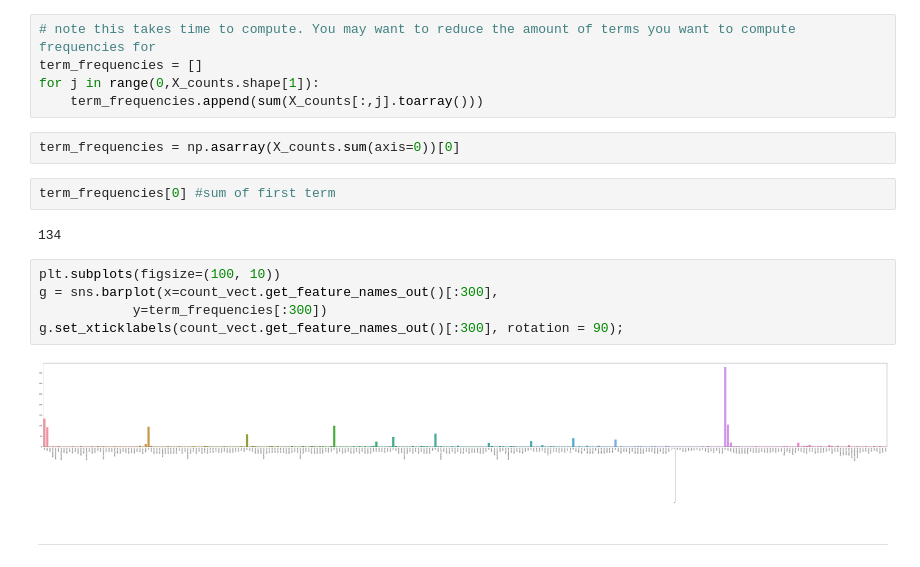
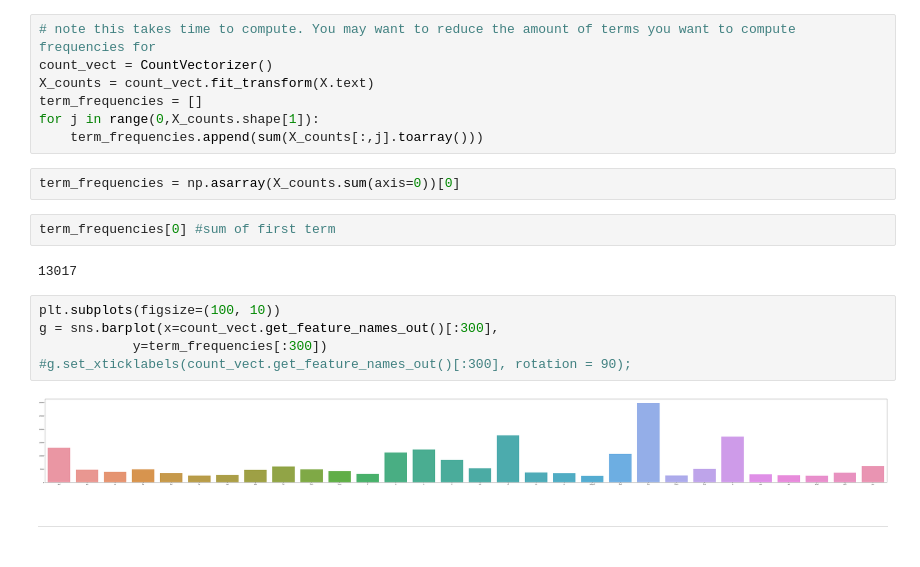
Before and after one commit to y880916c/DM2022-Lab1-Master, a Jupyter notebook: DM2022-Lab1-Master.ipynb, the cells around one changed output. Drawn from its saved outputs; the diff is of its cells as text.

```diff
--- a/DM2022-Lab1-Master.ipynb
+++ b/DM2022-Lab1-Master.ipynb
@@ -1146,6 +1146,8 @@ First, we need to compute these frequencies for each term in all documents. Visu
 ![alt txt](https://docs.google.com/drawings/d/e/2PACX-1vTMfs0zWsbeAl-wrpvyCcZqeEUf7ggoGkDubrxX5XtwC5iysHFukD6c-dtyybuHnYigiRWRlRk2S7gp/pub?w=750&h=412)
 # %%
 # note this takes time to compute. You may want to reduce the amount of terms you want to compute frequencies for
+count_vect = CountVectorizer()
+X_counts = count_vect.fit_transform(X.text)
 term_frequencies = []
 for j in range(0,X_counts.shape[1]):
     term_frequencies.append(sum(X_counts[:,j].toarray()))
@@ -1154,14 +1156,14 @@ term_frequencies = np.asarray(X_counts.sum(axis=0))[0]
 # %%
 term_frequencies[0] #sum of first term
 # %% [output]
-134
+13017
 # %%
 plt.subplots(figsize=(100, 10))
 g = sns.barplot(x=count_vect.get_feature_names_out()[:300],
             y=term_frequencies[:300])
-g.set_xticklabels(count_vect.get_feature_names_out()[:300], rotation = 90);
+#g.set_xticklabels(count_vect.get_feature_names_out()[:300], rotation = 90);
 # %% [output]
-[figure, old version]
+[figure, new version]
 # %% [markdown]
 ---
 # %% [markdown]
```
Also changed, not shown: parts of 12 cells of this notebook.
